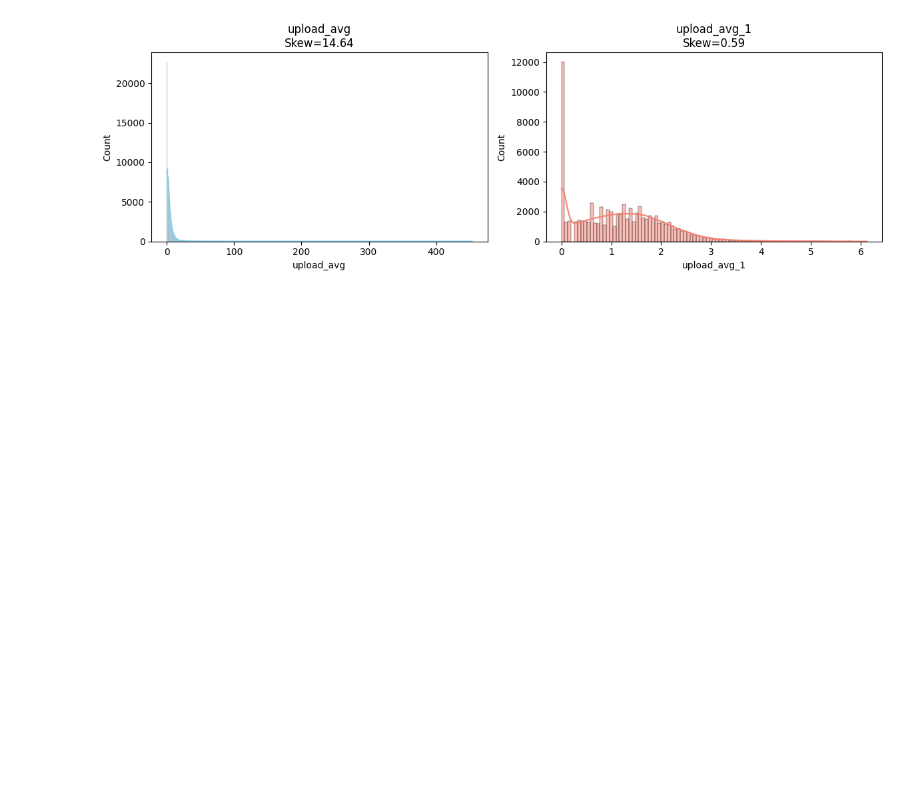
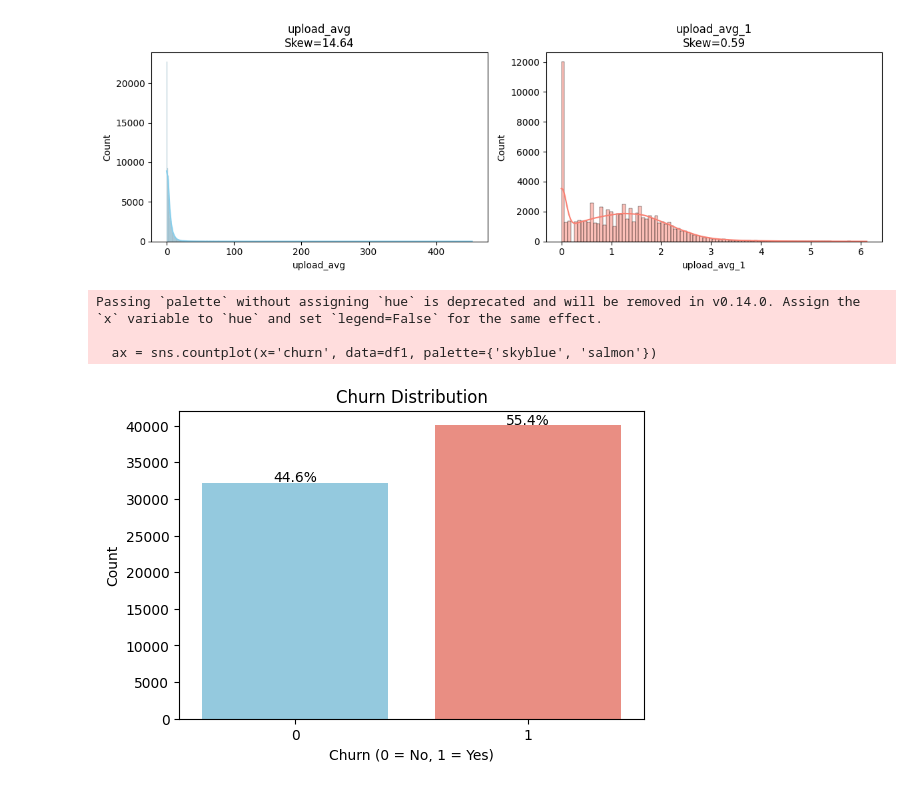
Before and after one commit to halaheltorgoman/Internet-Service-Customer-Churn, a Jupyter notebook: notebooks/churn_eda.ipynb, the cells around one changed output. Saved outputs shown, nothing was run; the diff lists cells and outputs as text; code cells hidden in the pictures; blank space fills up the shorter version.

```diff
--- a/notebooks/churn_eda.ipynb
+++ b/notebooks/churn_eda.ipynb
@@ -391,3 +391,21 @@ for original, transformed in pairs:
 [figure]
 [figure]
 [figure]
+# %%
+plt.figure(figsize=(6,4))
+ax = sns.countplot(x='churn', data=df1, palette={'skyblue', 'salmon'})
+total = len(df1)
+for p in ax.patches:
+    height = p.get_height()
+    ax.text(p.get_x() + p.get_width()/2, height + 200,   # adjust +200 if labels overlap
+            f'{100*height/total:.1f}%', ha='center')
+
+plt.title("Churn Distribution")
+plt.xlabel("Churn (0 = No, 1 = Yes)")
+plt.ylabel("Count")
+plt.show()
+# %% [output]
+Passing `palette` without assigning `hue` is deprecated and will be removed in v0.14.0. Assign the `x` variable to `hue` and set `legend=False` for the same effect.
+
+  ax = sns.countplot(x='churn', data=df1, palette={'skyblue', 'salmon'})
+[figure, added]
```
Also changed, not shown: parts of 12 cells of this notebook.
